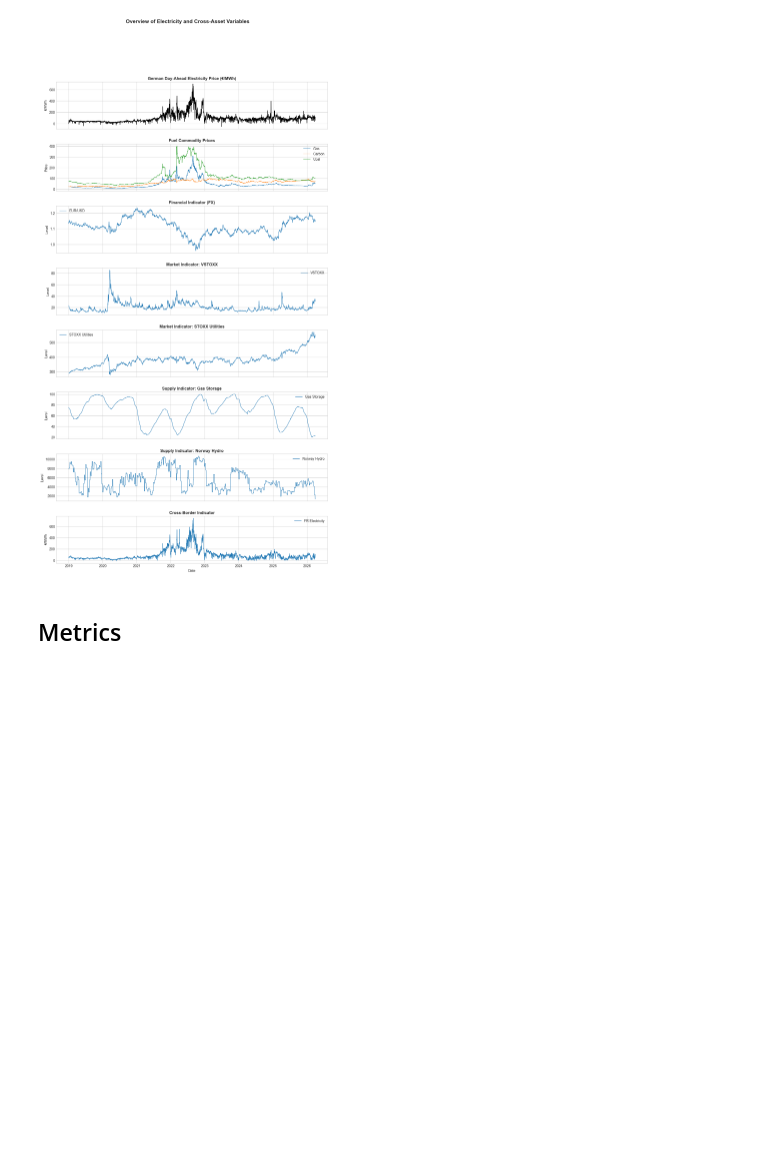
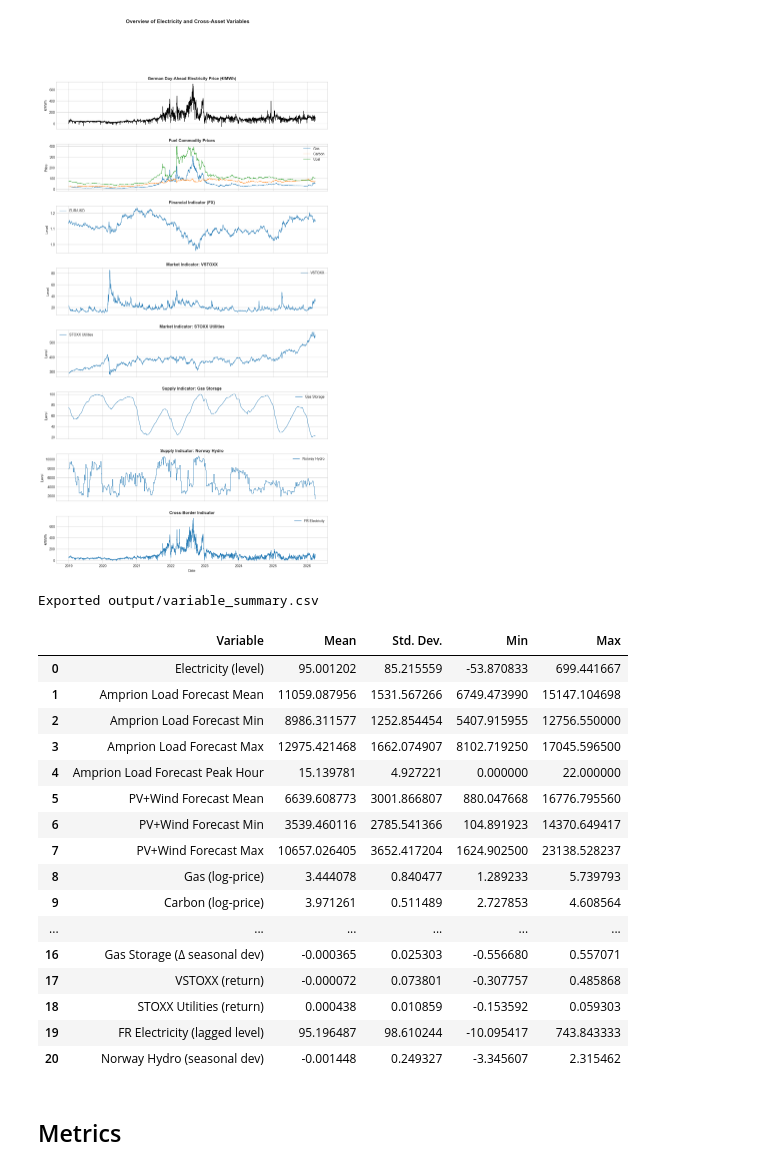
Before and after one commit to Luca-py/cross-asset-electricity-preanalysis, a Jupyter notebook: analysis.ipynb, the cells around one changed output. Cells and saved outputs as stored; diff of their text form; code cells hidden in the pictures; blank space fills up the shorter version.

```diff
--- a/analysis.ipynb
+++ b/analysis.ipynb
@@ -309,6 +309,72 @@ plt.tight_layout()
 plt.show()
 # %% [output]
 [figure]
+# %%
+from pathlib import Path
+
+statistic_assets = [
+    ('Electricity (level)',           price_history_electricity['price']),
+    ('Amprion Load Forecast Mean',       de_daily['Amprion Load Forecast Mean']),
+    ('Amprion Load Forecast Min',        de_daily['Amprion Load Forecast Min']),
+    ('Amprion Load Forecast Max',        de_daily['Amprion Load Forecast Max']),
+    ('Amprion Load Forecast Peak Hour',  de_daily['Amprion Load Forecast Peak Hour']),
+    ('PV+Wind Forecast Mean',            de_daily['PV+Wind Forecast Mean']),
+    ('PV+Wind Forecast Min',             de_daily['PV+Wind Forecast Min']),
+    ('PV+Wind Forecast Max',             de_daily['PV+Wind Forecast Max']),
+    ('Gas (log-price)',               price_history_gas_monthly1['log_price']),
+    ('Carbon (log-price)',            price_history_carbon['log_price']),
+    ('Coal (log-price)',              price_history_coal['log_price']),
+    ('Electricity (return)',          price_history_electricity['return']),
+    ('Gas (log-return)',              price_history_gas_monthly1['return']),
+    ('Carbon (log-return)',           price_history_carbon['return']),
+    ('Coal (log-return)',             price_history_coal['return']),
+    ('EUR/USD (return)',              price_history_EURUSD['return']),
+    ('Gas Storage (Δ seasonal dev)',   price_history_gas_storage['return']),
+    ('VSTOXX (return)',               price_history_VSTOXX['return']),
+    ('STOXX Utilities (return)',      price_history_STOXX_utilities['return']),
+    ('FR Electricity (lagged level)', fr_daily['feature']),
+    ('Norway Hydro (seasonal dev)',   norway_hydro['return']),
+]
+
+summary_rows = []
+for name, series in statistic_assets:
+    s = series.dropna()
+    summary_rows.append({
+        'Variable': name,
+        'Mean': s.mean(),
+        'Std. Dev.': s.std(),
+        'Min': s.min(),
+        'Max': s.max(),
+    })
+
+variable_summary = pd.DataFrame(summary_rows)
+
+output_dir = Path('output')
+output_dir.mkdir(parents=True, exist_ok=True)
+summary_path = output_dir / 'variable_summary.csv'
+variable_summary.to_csv(summary_path, index=False)
+
+print(f'Exported {summary_path}')
+variable_summary
+# %% [output]
+Exported output/variable_summary.csv
+|  | Variable | Mean | Std. Dev. | Min | Max |
+| 0 | Electricity (level) | 95.001202 | 85.215559 | -53.870833 | 699.441667 |
+| 1 | Amprion Load Forecast Mean | 11059.087956 | 1531.567266 | 6749.473990 | 15147.104698 |
+| 2 | Amprion Load Forecast Min | 8986.311577 | 1252.854454 | 5407.915955 | 12756.550000 |
+| 3 | Amprion Load Forecast Max | 12975.421468 | 1662.074907 | 8102.719250 | 17045.596500 |
+| 4 | Amprion Load Forecast Peak Hour | 15.139781 | 4.927221 | 0.000000 | 22.000000 |
+| 5 | PV+Wind Forecast Mean | 6639.608773 | 3001.866807 | 880.047668 | 16776.795560 |
+| 6 | PV+Wind Forecast Min | 3539.460116 | 2785.541366 | 104.891923 | 14370.649417 |
+| 7 | PV+Wind Forecast Max | 10657.026405 | 3652.417204 | 1624.902500 | 23138.528237 |
+| 8 | Gas (log-price) | 3.444078 | 0.840477 | 1.289233 | 5.739793 |
+| 9 | Carbon (log-price) | 3.971261 | 0.511489 | 2.727853 | 4.608564 |
+| ... | ... | ... | ... | ... | ... |
+| 16 | Gas Storage (Δ seasonal dev) | -0.000365 | 0.025303 | -0.556680 | 0.557071 |
+| 17 | VSTOXX (return) | -0.000072 | 0.073801 | -0.307757 | 0.485868 |
+| 18 | STOXX Utilities (return) | 0.000438 | 0.010859 | -0.153592 | 0.059303 |
+| 19 | FR Electricity (lagged level) | 95.196487 | 98.610244 | -10.095417 | 743.843333 |
+| 20 | Norway Hydro (seasonal dev) | -0.001448 | 0.249327 | -3.345607 | 2.315462 |
 # %% [markdown]
 ## Metrics
 # %%
```
Also changed, not shown: parts of 6 cells of this notebook, 1 other file.
